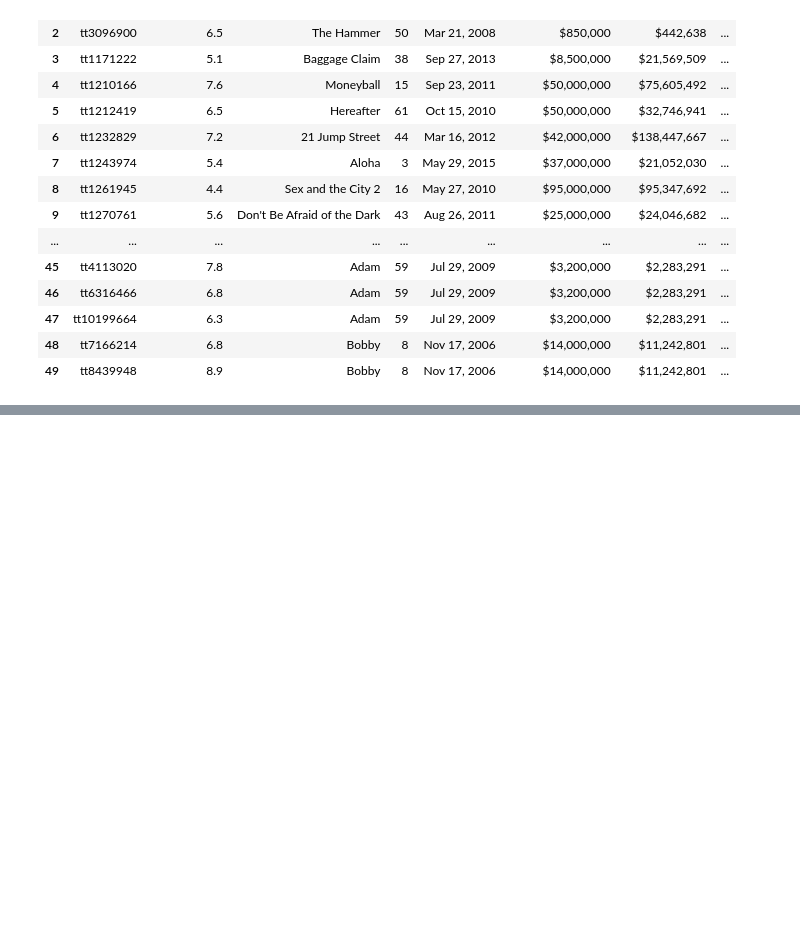
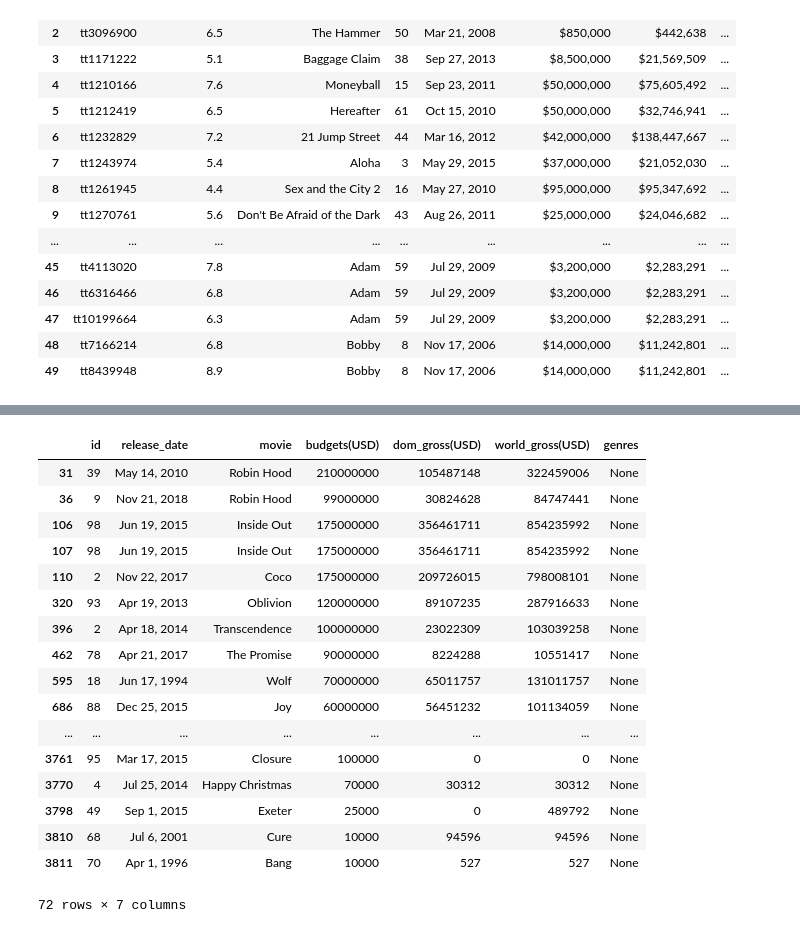
Before and after one commit to learn-co-curriculum/dsc-phase-1-project-v2-4, a Jupyter notebook: Yue_copy.ipynb, the cells around one changed output, grey strips where cells are left out. Saved outputs shown, nothing was run; the diff lists cells and outputs as text; code cells hidden in the pictures; blank space fills up the shorter version.

```diff
--- a/Yue_copy.ipynb
+++ b/Yue_copy.ipynb
@@ -257,0 +330,21 @@ budget_rating_df.head(50)
+# %%
+movie_budget.loc[movie_budget['genres'].isna()]
+# %% [output]
+|  | id | release_date | movie | budgets(USD) | dom_gross(USD) | world_gross(USD) | genres |
+| 31 | 39 | May 14, 2010 | Robin Hood | 210000000 | 105487148 | 322459006 | None |
+| 36 | 9 | Nov 21, 2018 | Robin Hood | 99000000 | 30824628 | 84747441 | None |
+| 106 | 98 | Jun 19, 2015 | Inside Out | 175000000 | 356461711 | 854235992 | None |
+| 107 | 98 | Jun 19, 2015 | Inside Out | 175000000 | 356461711 | 854235992 | None |
+| 110 | 2 | Nov 22, 2017 | Coco | 175000000 | 209726015 | 798008101 | None |
+| 320 | 93 | Apr 19, 2013 | Oblivion | 120000000 | 89107235 | 287916633 | None |
+| 396 | 2 | Apr 18, 2014 | Transcendence | 100000000 | 23022309 | 103039258 | None |
+| 462 | 78 | Apr 21, 2017 | The Promise | 90000000 | 8224288 | 10551417 | None |
+| 595 | 18 | Jun 17, 1994 | Wolf | 70000000 | 65011757 | 131011757 | None |
+| 686 | 88 | Dec 25, 2015 | Joy | 60000000 | 56451232 | 101134059 | None |
+| ... | ... | ... | ... | ... | ... | ... | ... |
+| 3761 | 95 | Mar 17, 2015 | Closure | 100000 | 0 | 0 | None |
+| 3770 | 4 | Jul 25, 2014 | Happy Christmas | 70000 | 30312 | 30312 | None |
+| 3798 | 49 | Sep 1, 2015 | Exeter | 25000 | 0 | 489792 | None |
+| 3810 | 68 | Jul 6, 2001 | Cure | 10000 | 94596 | 94596 | None |
+| 3811 | 70 | Apr 1, 1996 | Bang | 10000 | 527 | 527 | None |
+72 rows × 7 columns
```
Also changed, not shown: parts of 20 cells of this notebook.
